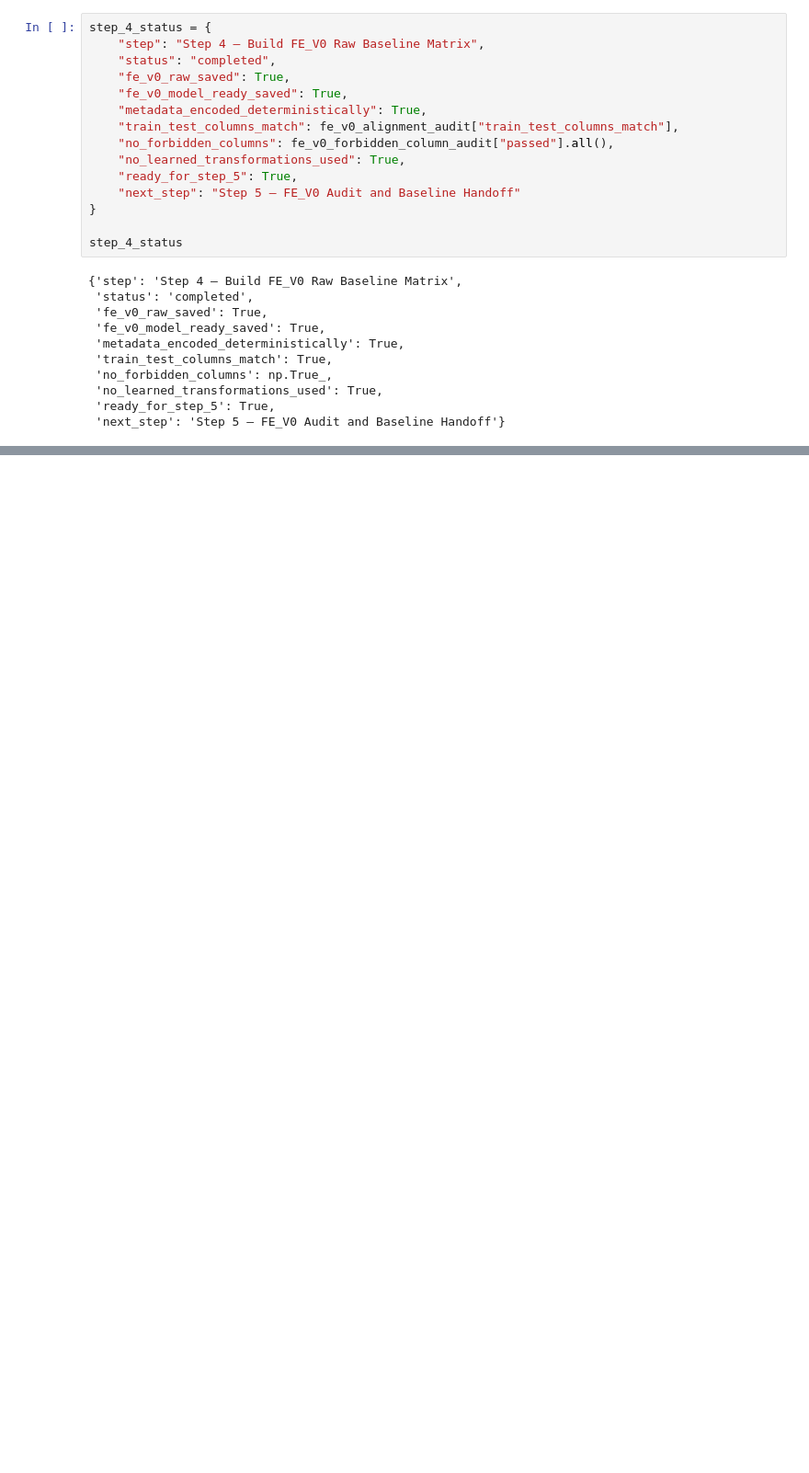
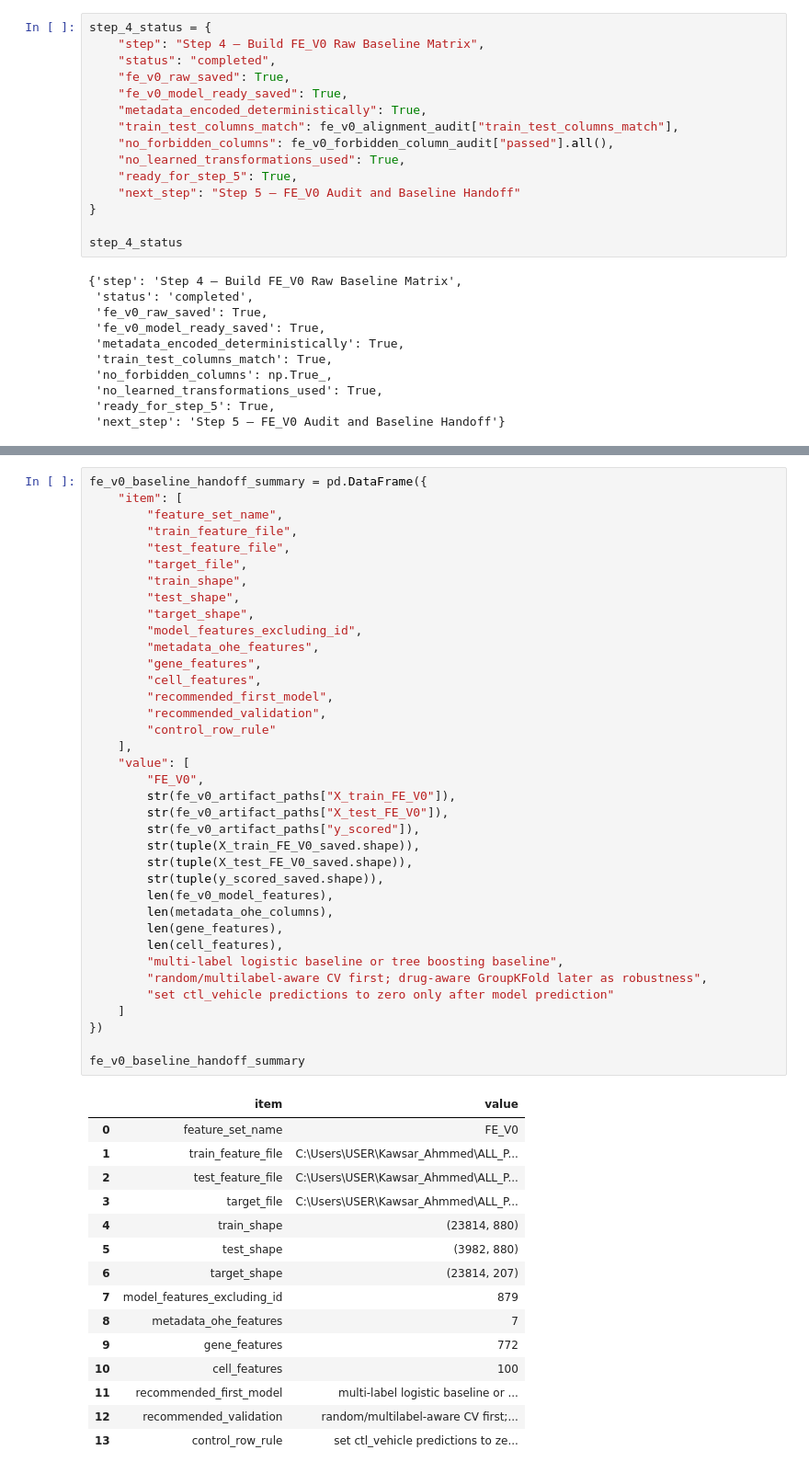
Before and after one commit to kawsar07ahmmed0712-rgb/moa-prediction-drug-response, a Jupyter notebook: notebooks/03_feature_engineering.ipynb, the cells around one changed output, grey strips where cells are left out. Shown at 92% size. Saved outputs shown, nothing was run; the diff lists cells and outputs as text; blank space fills up the shorter version.

```diff
--- a/notebooks/03_feature_engineering.ipynb
+++ b/notebooks/03_feature_engineering.ipynb
@@ -1504,0 +1764,53 @@ step_4_status
+# %%
+fe_v0_baseline_handoff_summary = pd.DataFrame({
+    "item": [
+        "feature_set_name",
+        "train_feature_file",
+        "test_feature_file",
+        "target_file",
+        "train_shape",
+        "test_shape",
+        "target_shape",
+        "model_features_excluding_id",
+        "metadata_ohe_features",
+        "gene_features",
+        "cell_features",
+        "recommended_first_model",
+        "recommended_validation",
+        "control_row_rule"
+    ],
+    "value": [
+        "FE_V0",
+        str(fe_v0_artifact_paths["X_train_FE_V0"]),
+        str(fe_v0_artifact_paths["X_test_FE_V0"]),
+        str(fe_v0_artifact_paths["y_scored"]),
+        str(tuple(X_train_FE_V0_saved.shape)),
+        str(tuple(X_test_FE_V0_saved.shape)),
+        str(tuple(y_scored_saved.shape)),
+        len(fe_v0_model_features),
+        len(metadata_ohe_columns),
+        len(gene_features),
+        len(cell_features),
+        "multi-label logistic baseline or tree boosting baseline",
+        "random/multilabel-aware CV first; drug-aware GroupKFold later as robustness",
+        "set ctl_vehicle predictions to zero only after model prediction"
+    ]
+})
+
+fe_v0_baseline_handoff_summary
+# %% [output]
+|  | item | value |
+| 0 | feature_set_name | FE_V0 |
+| 1 | train_feature_file | C:\Users\USER\Kawsar_Ahmmed\ALL_P... |
+| 2 | test_feature_file | C:\Users\USER\Kawsar_Ahmmed\ALL_P... |
+| 3 | target_file | C:\Users\USER\Kawsar_Ahmmed\ALL_P... |
+| 4 | train_shape | (23814, 880) |
+| 5 | test_shape | (3982, 880) |
+| 6 | target_shape | (23814, 207) |
+| 7 | model_features_excluding_id | 879 |
+| 8 | metadata_ohe_features | 7 |
+| 9 | gene_features | 772 |
+| 10 | cell_features | 100 |
+| 11 | recommended_first_model | multi-label logistic baseline or ... |
+| 12 | recommended_validation | random/multilabel-aware CV first;... |
+| 13 | control_row_rule | set ctl_vehicle predictions to ze... |
```
Also changed, not shown: parts of 14 cells of this notebook.
